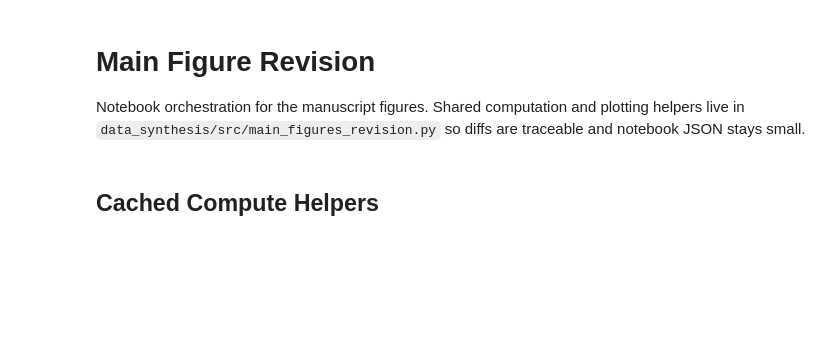
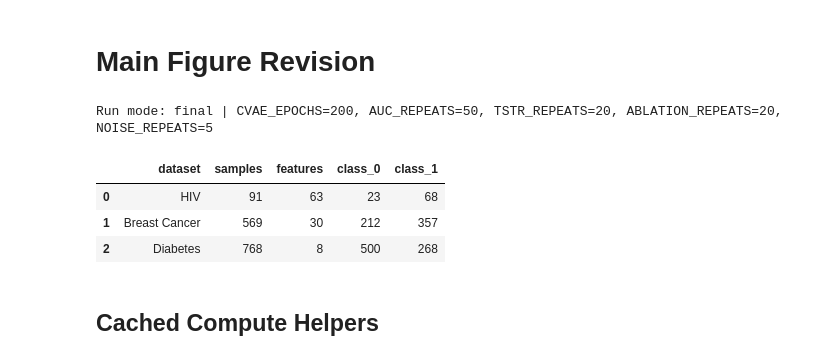
Before and after one commit to TonyTran03/distinguishable_data, a Jupyter notebook: data_synthesis/notebooks/make_main_figures_revision.ipynb, the cells around one changed output. Drawn from its saved outputs; the diff is of its cells as text; code cells hidden in the pictures; blank space fills up the shorter version.

```diff
--- a/data_synthesis/notebooks/make_main_figures_revision.ipynb
+++ b/data_synthesis/notebooks/make_main_figures_revision.ipynb
@@ -1,31 +1,38 @@
 # %% [markdown]
 # Main Figure Revision
-
-Notebook orchestration for the manuscript figures. Shared computation and plotting helpers live in `data_synthesis/src/main_figures_revision.py` so diffs are traceable and notebook JSON stays small.
 # %%
 from pathlib import Path
 import importlib
 import sys
 
 repo_root = Path.cwd()
 if repo_root.name == "notebooks":
     repo_root = repo_root.parents[1]
 
 pkg_root = repo_root / "data_synthesis"
 if str(pkg_root) not in sys.path:
     sys.path.insert(0, str(pkg_root))
 
+import src.figure4_neighborhood as figure4_neighborhood
+figure4_neighborhood = importlib.reload(figure4_neighborhood)
+
 import src.main_figures_revision as figrev
 figrev = importlib.reload(figrev)
 from IPython.display import display
 
 datasets, summary = figrev.initialize_datasets()
 print(
     f"Run mode: {figrev.RUN_MODE} | CVAE_EPOCHS={figrev.CVAE_EPOCHS}, "
     f"AUC_REPEATS={figrev.AUC_REPEATS}, TSTR_REPEATS={figrev.TSTR_REPEATS}, "
     f"ABLATION_REPEATS={figrev.ABLATION_REPEATS}, NOISE_REPEATS={figrev.NOISE_REPEATS}"
 )
 display(summary)
+# %% [output]
+Run mode: final | CVAE_EPOCHS=200, AUC_REPEATS=50, TSTR_REPEATS=20, ABLATION_REPEATS=20, NOISE_REPEATS=5
+|  | dataset | samples | features | class_0 | class_1 |
+| 0 | HIV | 91 | 63 | 23 | 68 |
+| 1 | Breast Cancer | 569 | 30 | 212 | 357 |
+| 2 | Diabetes | 768 | 8 | 500 | 268 |
 # %% [markdown]
 ## Cached Compute Helpers
 # %%
```
Also changed, not shown: parts of 10 cells of this notebook, 3 other files.
